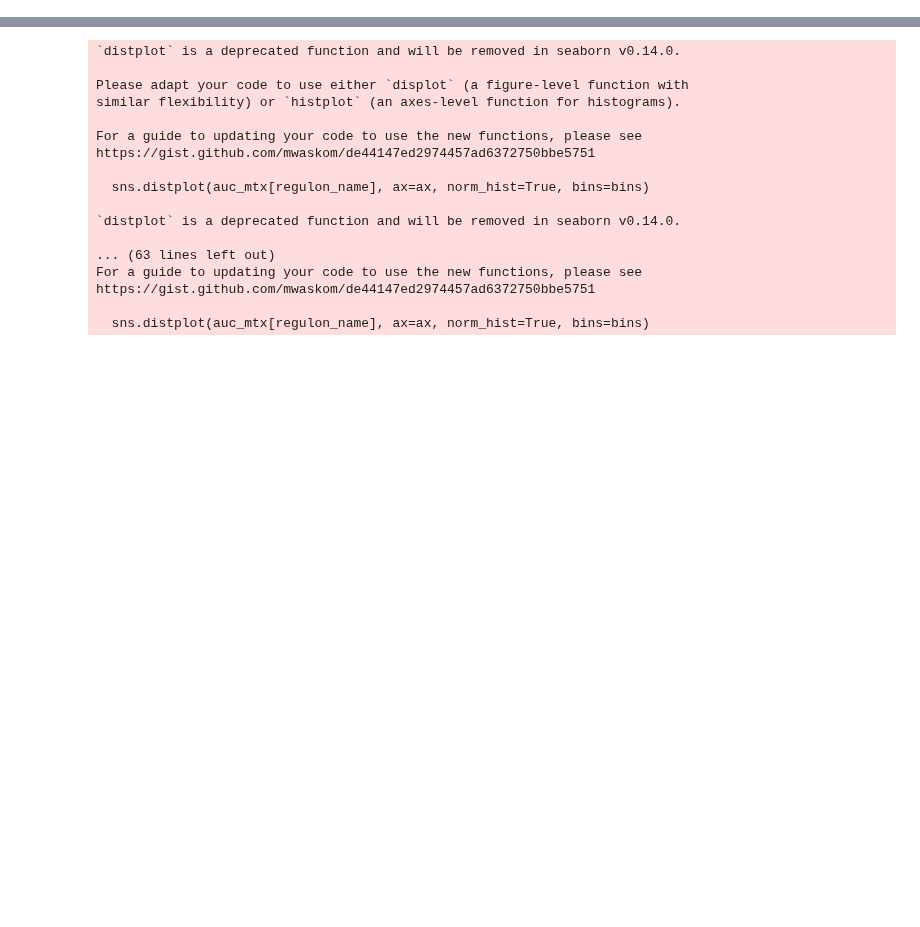
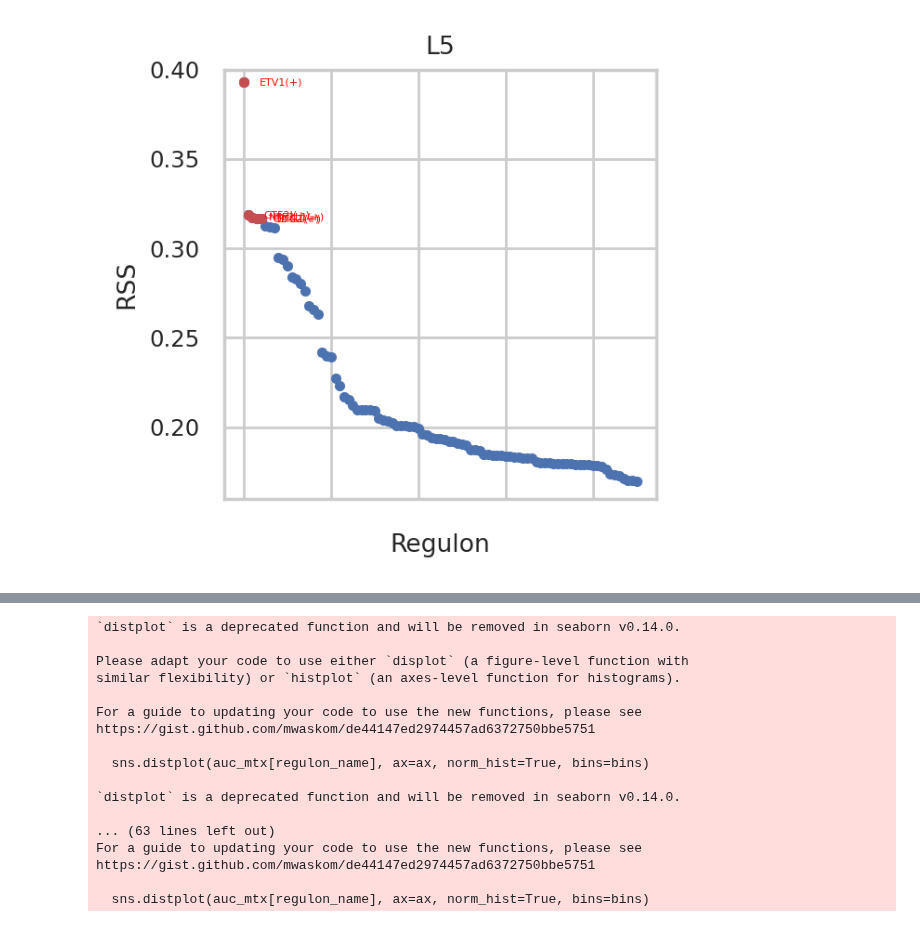
Before and after one commit to LieberInstitute/spatialDLPFC_mdd_bpd, a Jupyter notebook: code/09_SCENIC/05_plot_AUCell.ipynb, the cells around one changed output, grey strips where cells are left out. Drawn from its saved outputs; the diff is of its cells as text; code cells hidden in the pictures; blank space fills up the shorter version.

```diff
--- a/code/09_SCENIC/05_plot_AUCell.ipynb
+++ b/code/09_SCENIC/05_plot_AUCell.ipynb
@@ -9,0 +260,8 @@ lf.close()
+# %%
+lf = lp.connect("/dcs04/lieber/marmaypag/spatialDLPFC_mdd_bpd_LIBD4100/spatialDLPFC_mdd_bpd/processed-data/09_SCENIC/spe-n119_21077_AUCell-output.loom", mode='r+', validate=False)
+domain = pd.Series(lf.ca['smoothed_k9_1663'])
+group = pd.Series(lf.ca['sex']+"_"+lf.ca['condition'])
+lf.close()
+# %%
+rss = regulon_specificity_scores(auc_mtx, domain)
+rss.head()
@@ -9,0 +280,37 @@ lf.close()
+# %%
+def plot_rss(rss, cell_type, top_n=5, max_n=None, ax=None):
+    if ax is None:
+        _, ax = plt.subplots(1, 1, figsize=(4, 4))
+    if max_n is None:
+        max_n = rss.shape[1]
+    data = rss.T[cell_type].sort_values(ascending=False)[0:max_n]
+    ax.plot(np.arange(len(data)), data, ".")
+    ax.set_ylim([floor(data.min() * 100.0) / 100.0, ceil(data.max() * 100.0) / 100.0])
+    ax.set_ylabel("RSS")
+    ax.set_xlabel("Regulon")
+    ax.set_title(cell_type)
+    ax.set_xticklabels([])
+
+    font = {
+        "color": "red",
+        "weight": "normal",
+        "size": 4,
+    }
+
+    for idx, (regulon_name, rss_val) in enumerate(
+        zip(data[0:top_n].index, data[0:top_n].values)
+    ):
+        ax.plot([idx, idx], [rss_val, rss_val], "r.")
+        ax.text(
+            idx + (max_n / 25),
+            rss_val,
+            regulon_name,
+            fontdict=font,
+            horizontalalignment="left",
+            verticalalignment="center",
+        )
+# %%
+fig, ax1 = plt.subplots(1, 1, figsize=(3, 3), dpi=200)
+plot_rss(rss, 'L5', ax=ax1)
+# %% [output]
+[figure, added]
```
Also changed, not shown: parts of 48 cells of this notebook, 1 other file.
